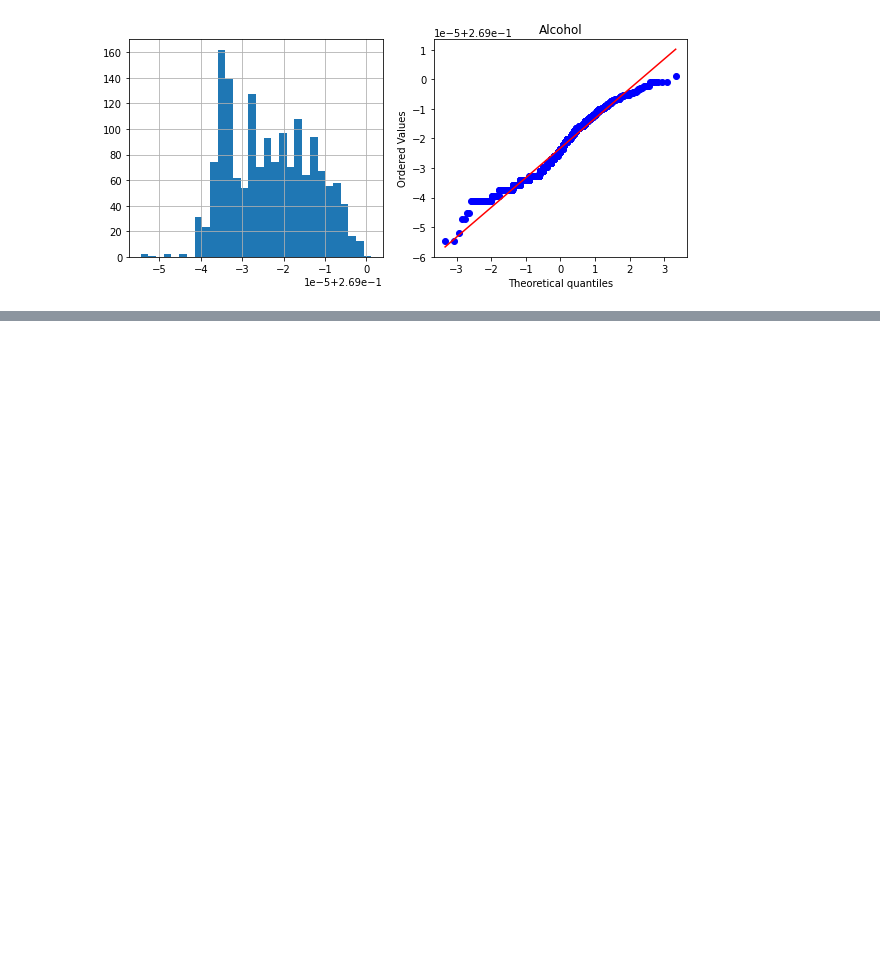
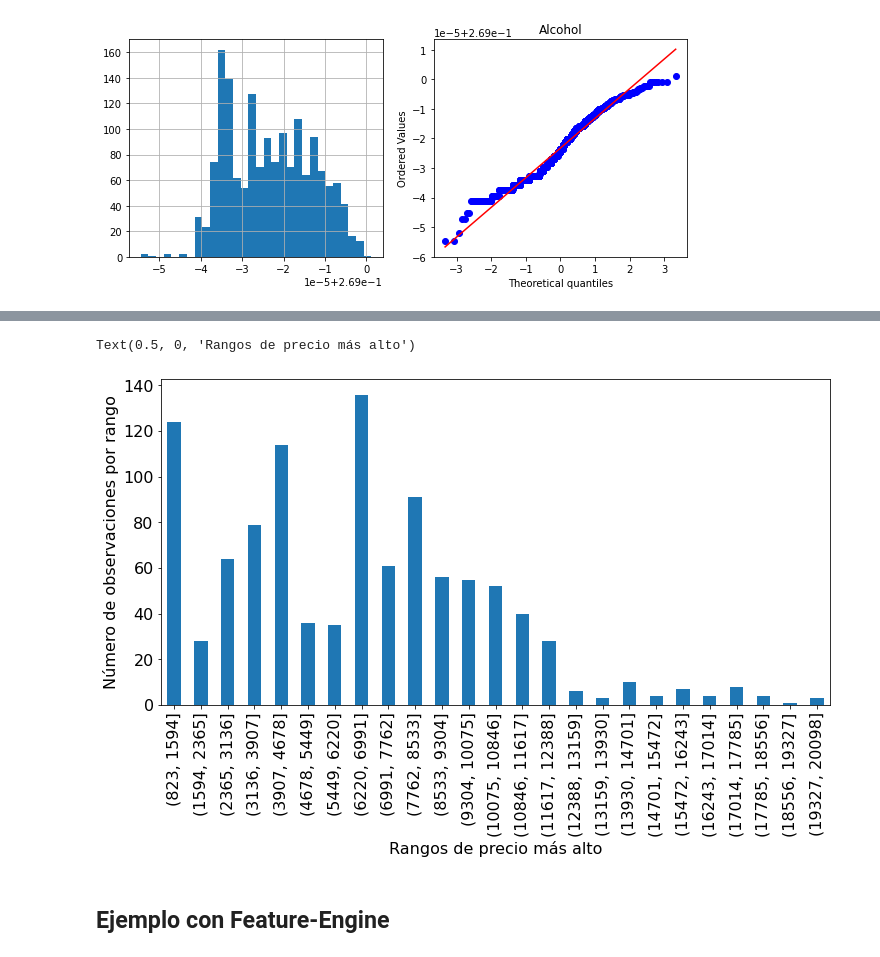
Before and after one commit to abadillagodinez/IA-TC2, a Jupyter notebook: TP-2/Temas_grupo_11.ipynb, the cells around one changed output, grey strips where cells are left out. Drawn from its saved outputs; the diff is of its cells as text; code cells hidden in the pictures; blank space fills up the shorter version.

```diff
--- a/TP-2/Temas_grupo_11.ipynb
+++ b/TP-2/Temas_grupo_11.ipynb
@@ -365,0 +463,8 @@ diagnostic_plots(data_tf, 'alcohol', "Alcohol")
+# %%
+# se crea un arreglo con los intervalos para poder pasarlos a una función
+# cut de pandas para generar los intervalos
+
+intervals = [i for i in range(min_value, max_value + inter_value, inter_value)]
+
+# se muestra cada uno de los valores de los intervalos
+intervals
@@ -365,0 +489,7 @@ diagnostic_plots(data_tf, 'alcohol', "Alcohol")
+# %%
+# ahora creamos las etiquetas para cada uno de estos rangos
+
+labels = ['Rango_' + str(i) for i in range(1,len(intervals))]
+
+# se muestra cada una de las etiquetas
+labels
@@ -365,0 +514,13 @@ diagnostic_plots(data_tf, 'alcohol', "Alcohol")
+# %%
+# se añade una columna para las etiquetas
+df['High_disc_labels'] = pd.cut(x = df['High'],
+                               bins = intervals,
+                               labels = labels,
+                               include_lowest = True)
+
+# se añade una columna con los extremos del rango
+df['High_disc'] = pd.cut(x = df['High'],
+                        bins = intervals,
+                        include_lowest = False)
+
+df.head(10)
@@ -365,0 +564,11 @@ diagnostic_plots(data_tf, 'alcohol', "Alcohol")
+# %%
+# se visualizan los datos discretizados
+df.groupby('High_disc')['High'].count().plot.bar(figsize = (12,6), fontsize = 16)
+plt.xticks(rotation = 90)
+plt.ylabel('Número de observaciones por rango', fontsize = 16)
+plt.xlabel('Rangos de precio más alto', fontsize = 16)
+# %% [output]
+Text(0.5, 0, 'Rangos de precio más alto')
+[figure, added]
+# %% [markdown]
+## Ejemplo con Feature-Engine
```
Also changed, not shown: parts of 24 cells of this notebook, 2 other files.
